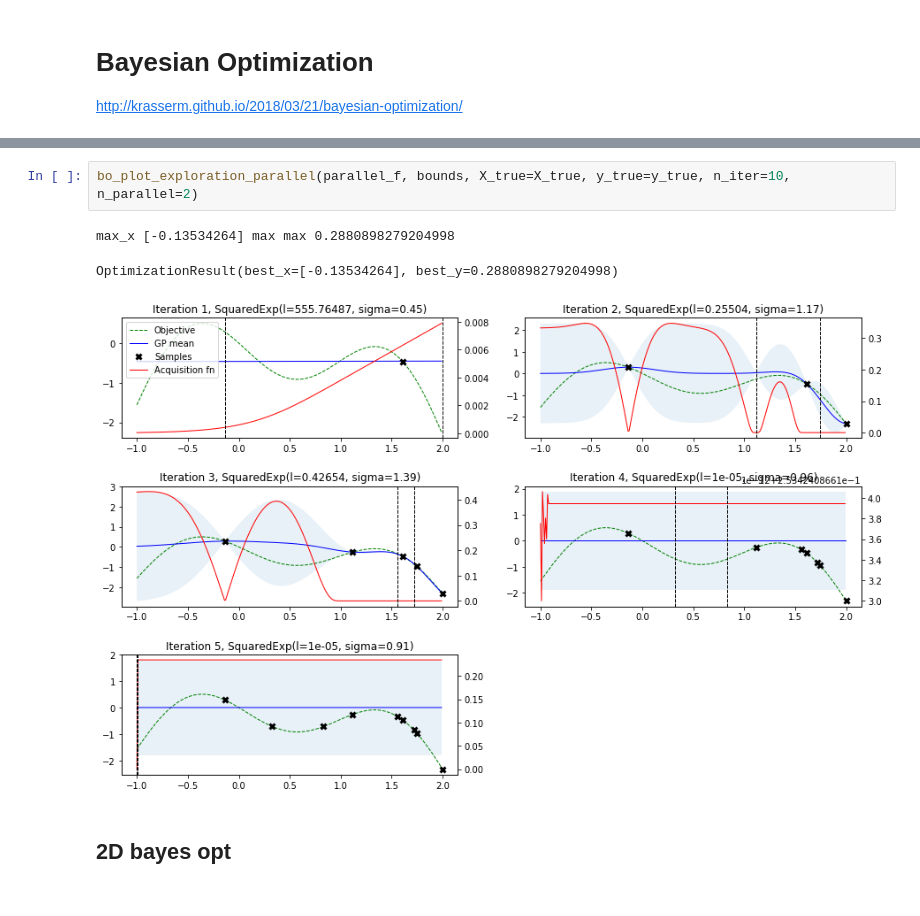
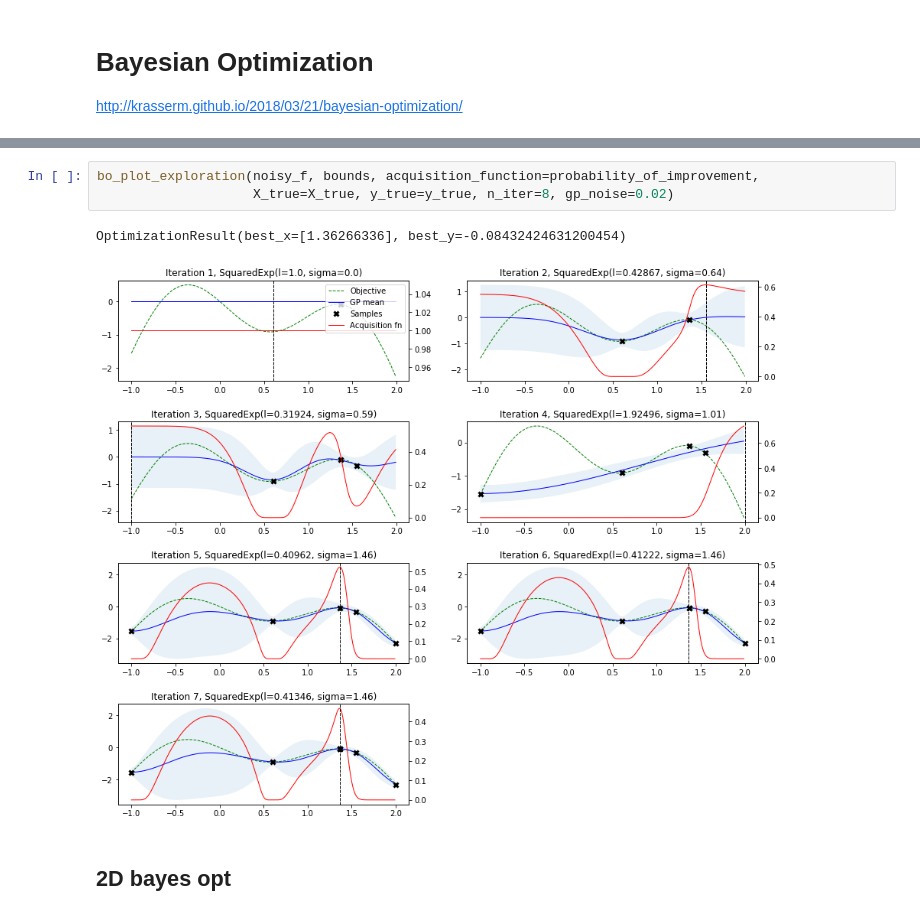
Before and after one commit to darthdeus/bopt, a Jupyter notebook: GP mojeopt.ipynb, the cells around one changed output, grey strips where cells are left out. Saved outputs shown, nothing was run; the diff lists cells and outputs as text.

Commit message:
Probability of improvement working

```diff
--- a/GP mojeopt.ipynb
+++ b/GP mojeopt.ipynb
@@ -345,9 +317,9 @@ OptimizationResult(best_x=[-0.28862861], best_y=0.4862619539914757)
 # %%
-bo_plot_exploration_parallel(parallel_f, bounds, X_true=X_true, y_true=y_true, n_iter=10, n_parallel=2)
+bo_plot_exploration(noisy_f, bounds, acquisition_function=probability_of_improvement,
+                    X_true=X_true, y_true=y_true, n_iter=8, gp_noise=0.02)
 # %% [output]
-max_x [-0.13534264] max max 0.2880898279204998
+OptimizationResult(best_x=[1.36266336], best_y=-0.08432424631200454)
-OptimizationResult(best_x=[-0.13534264], best_y=0.2880898279204998)
-[figure, old version]
+[figure, new version]
 # %% [markdown]
 ## 2D bayes opt
 # %%
```
Also changed, not shown: parts of 17 cells of this notebook, 1 other file.
